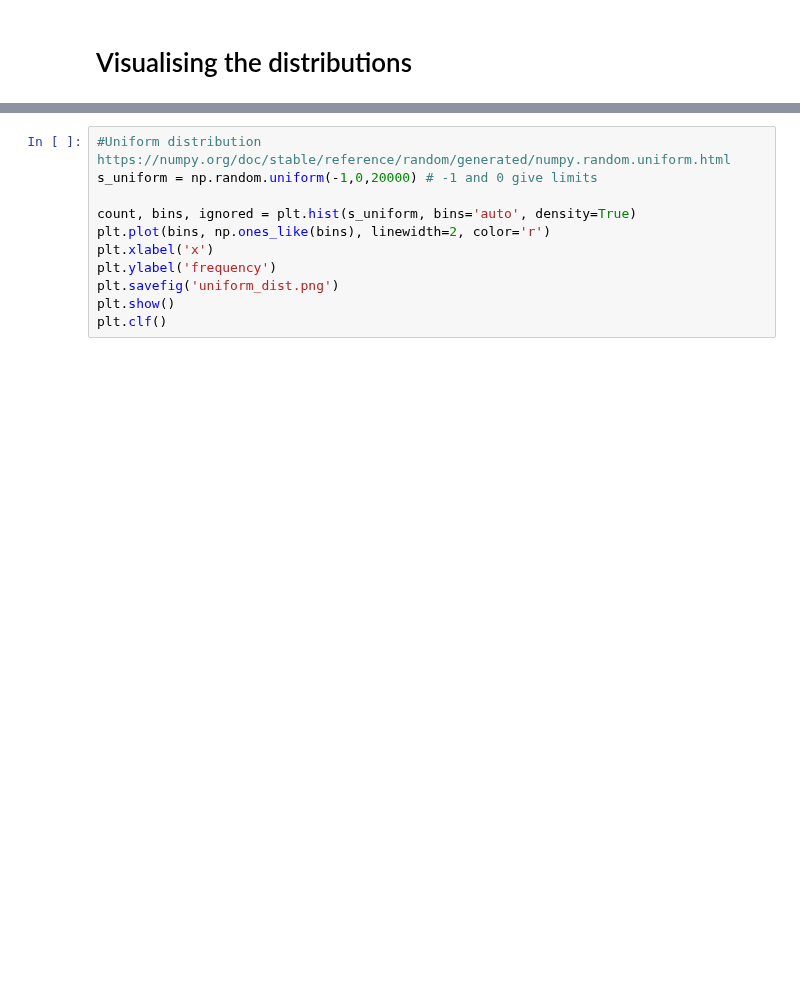
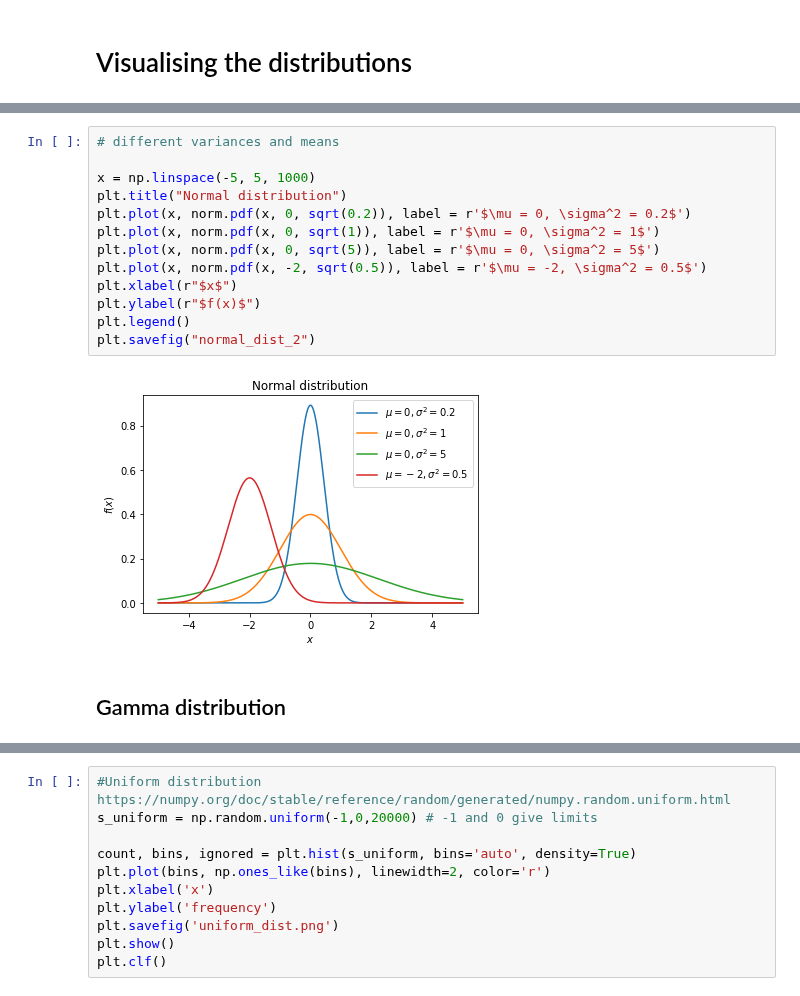
Before and after one commit to sydney-machine-learning/Bayesianneuralnetworks-MCMC-tutorial, a Jupyter notebook: probabilitydistributions/distributions.ipynb, the cells around one changed output, grey strips where cells are left out. Drawn from its saved outputs; the diff is of its cells as text; blank space fills up the shorter version.

```diff
--- a/probabilitydistributions/distributions.ipynb
+++ b/probabilitydistributions/distributions.ipynb
@@ -131 +149,18 @@ plt.clf()
+# %%
+# different variances and means
+
+x = np.linspace(-5, 5, 1000)
+plt.title("Normal distribution")
+plt.plot(x, norm.pdf(x, 0, sqrt(0.2)), label = r'$\mu = 0, \sigma^2 = 0.2$')
+plt.plot(x, norm.pdf(x, 0, sqrt(1)), label = r'$\mu = 0, \sigma^2 = 1$')
+plt.plot(x, norm.pdf(x, 0, sqrt(5)), label = r'$\mu = 0, \sigma^2 = 5$')
+plt.plot(x, norm.pdf(x, -2, sqrt(0.5)), label = r'$\mu = -2, \sigma^2 = 0.5$')
+plt.xlabel(r"$x$")
+plt.ylabel(r"$f(x)$")
+plt.legend()
+plt.savefig("normal_dist_2")
+# %% [output]
+[figure, added]
+# %% [markdown]
+## Gamma distribution
 # %%
```
Also changed, not shown: parts of 14 cells of this notebook, 8 other files.
